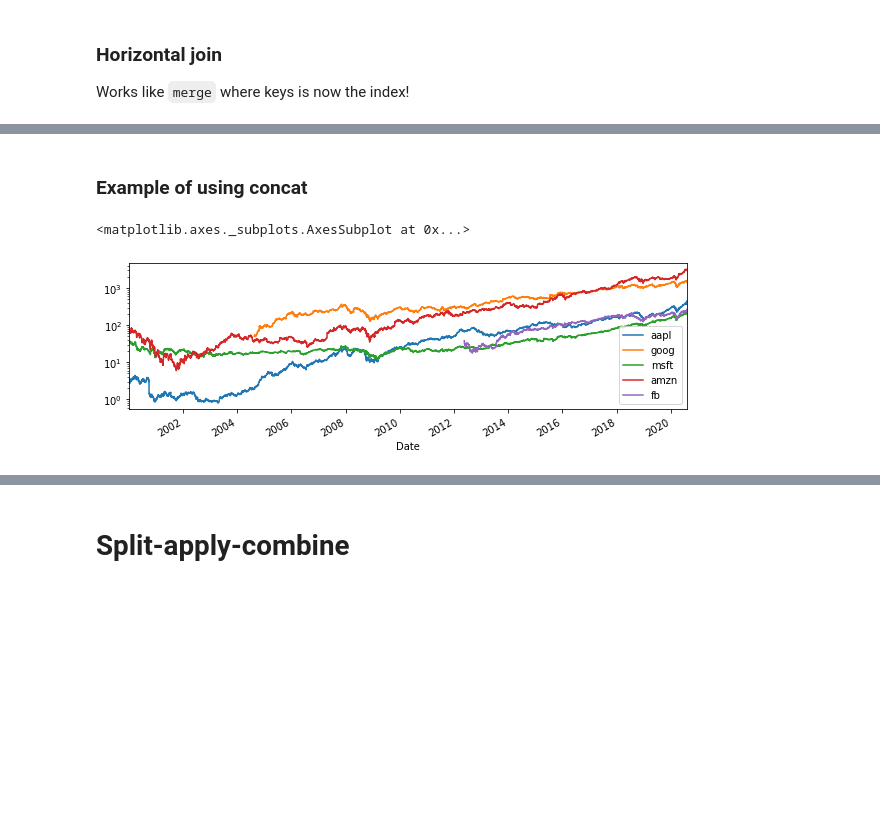
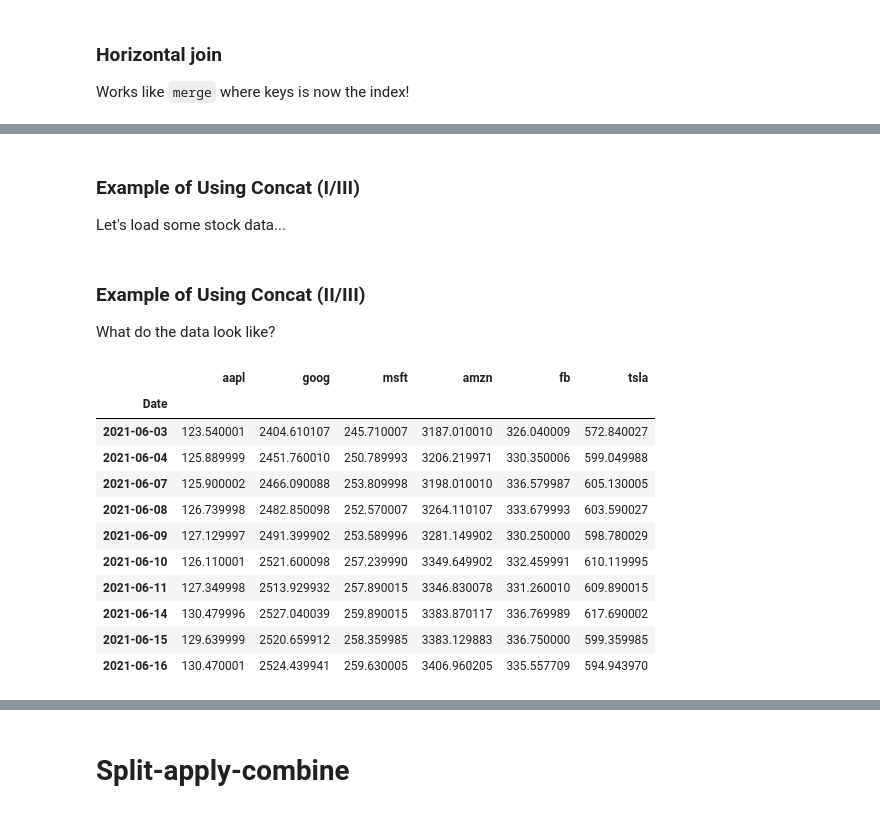
Before and after one commit to joachimkrasmussen/ISDS, a Jupyter notebook: session_5/module_5_slides.ipynb, the cells around one changed output, grey strips where cells are left out. Saved outputs shown, nothing was run; the diff lists cells and outputs as text; code cells hidden in the pictures; blank space fills up the shorter version.

```diff
--- a/session_5/module_5_slides.ipynb
+++ b/session_5/module_5_slides.ipynb
@@ -237,16 +309,39 @@ F         NaN          7.0
 An overview of `concat`/`join` operations (left: horizontal, right: vertical)
 # %% [markdown]
 <center><img src='https://i.stack.imgur.com/1rb1R.jpg' alt="Drawing" style="width: 750px;"/></center>
-# %% [markdown]
-### Example of using concat
+# %% [markdown]
+### Example of Using Concat (I/III)
+
+Let's load some stock data...
 # %%
+# In anaconda prompt: "pip install pandas-datareader"
+
 from pandas_datareader import data
-stock_tickers = ['aapl', 'goog', 'msft', 'amzn', 'fb']
+import matplotlib.pyplot as plt # For plotting
+
+stocks = ['aapl', 'goog', 'msft', 'amzn', 'fb', 'tsla']
+
 def load_stock(s):
     return data.DataReader(s, data_source='yahoo', start='2000')['Adj Close']
+
 stock_dfs = {s:load_stock(s) for s in stocks} # dictionary of all stock price
 stock_df = pd.concat(stock_dfs, axis=1) # horizontal join
-stock_df.plot(logy=True, figsize=(10,3))
-# %% [output]
-<matplotlib.axes._subplots.AxesSubplot at 0x...>
-[figure, removed]
+# %% [markdown]
+### Example of Using Concat (II/III)
+
+What do the data look like?
+# %%
+stock_df.tail(10)
+# %% [output]
+|  | aapl | goog | msft | amzn | fb | tsla |
+| Date |  |  |  |  |  |  |
+| 2021-06-03 | 123.540001 | 2404.610107 | 245.710007 | 3187.010010 | 326.040009 | 572.840027 |
+| 2021-06-04 | 125.889999 | 2451.760010 | 250.789993 | 3206.219971 | 330.350006 | 599.049988 |
+| 2021-06-07 | 125.900002 | 2466.090088 | 253.809998 | 3198.010010 | 336.579987 | 605.130005 |
+| 2021-06-08 | 126.739998 | 2482.850098 | 252.570007 | 3264.110107 | 333.679993 | 603.590027 |
+| 2021-06-09 | 127.129997 | 2491.399902 | 253.589996 | 3281.149902 | 330.250000 | 598.780029 |
+| 2021-06-10 | 126.110001 | 2521.600098 | 257.239990 | 3349.649902 | 332.459991 | 610.119995 |
+| 2021-06-11 | 127.349998 | 2513.929932 | 257.890015 | 3346.830078 | 331.260010 | 609.890015 |
+| 2021-06-14 | 130.479996 | 2527.040039 | 259.890015 | 3383.870117 | 336.769989 | 617.690002 |
+| 2021-06-15 | 129.639999 | 2520.659912 | 258.359985 | 3383.129883 | 336.750000 | 599.359985 |
+| 2021-06-16 | 130.470001 | 2524.439941 | 259.630005 | 3406.960205 | 335.557709 | 594.943970 |
```
Also changed, not shown: parts of 52 cells of this notebook.
